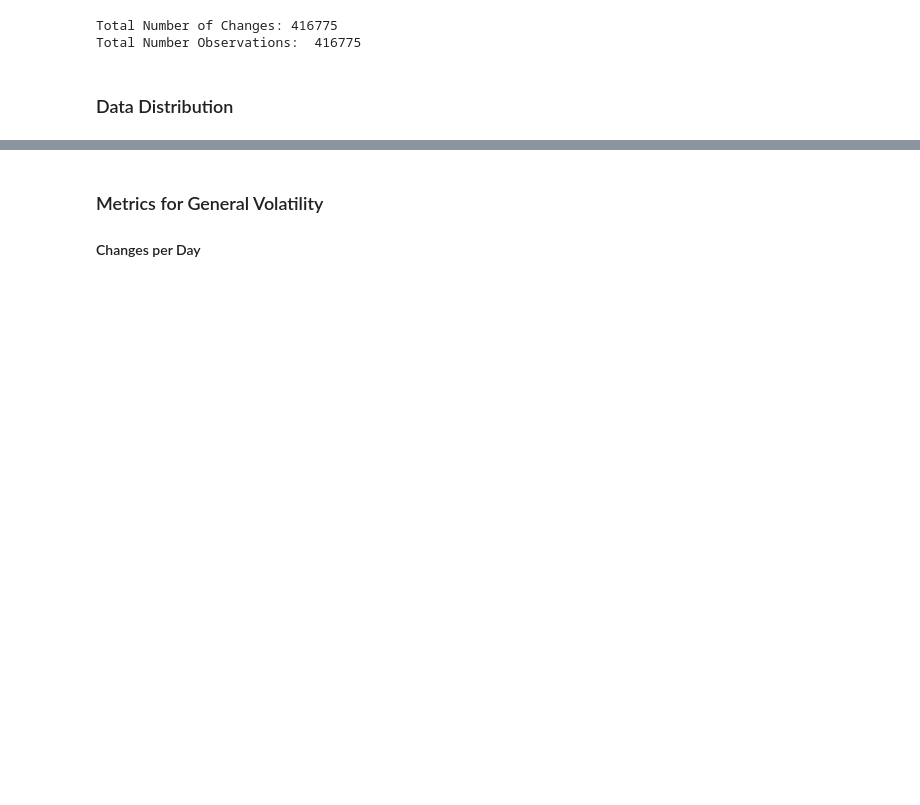
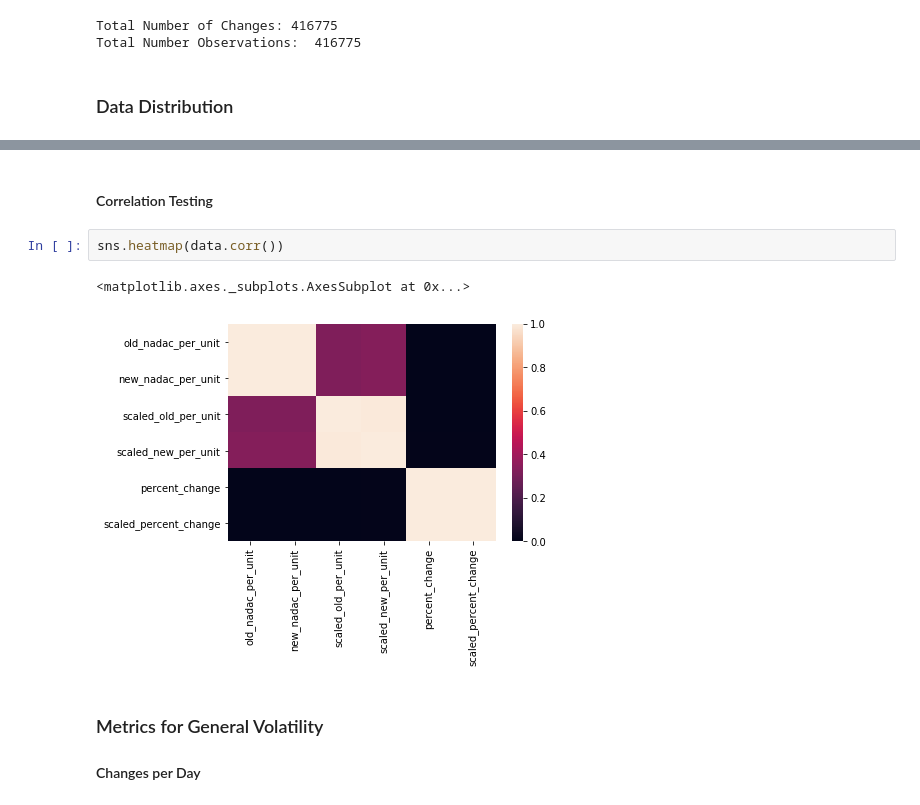
Before and after one commit to Cervantes92/drug-prices, a Jupyter notebook: main.ipynb, the cells around one changed output, grey strips where cells are left out. Cells and saved outputs as stored; diff of their text form; blank space fills up the shorter version.

```diff
--- a/main.ipynb
+++ b/main.ipynb
@@ -247,3 +288,10 @@ data = raw['drug_name', 'start_date', 'year-month', 'old_nadac_per_unit', 'new_n
+# %% [markdown]
+#### Correlation Testing
+# %%
+sns.heatmap(data.corr())
+# %% [output]
+<matplotlib.axes._subplots.AxesSubplot at 0x...>
+[figure, added]
 # %% [markdown]
 ### Metrics for General Volatility
 
```
Also changed, not shown: parts of 8 cells of this notebook.
